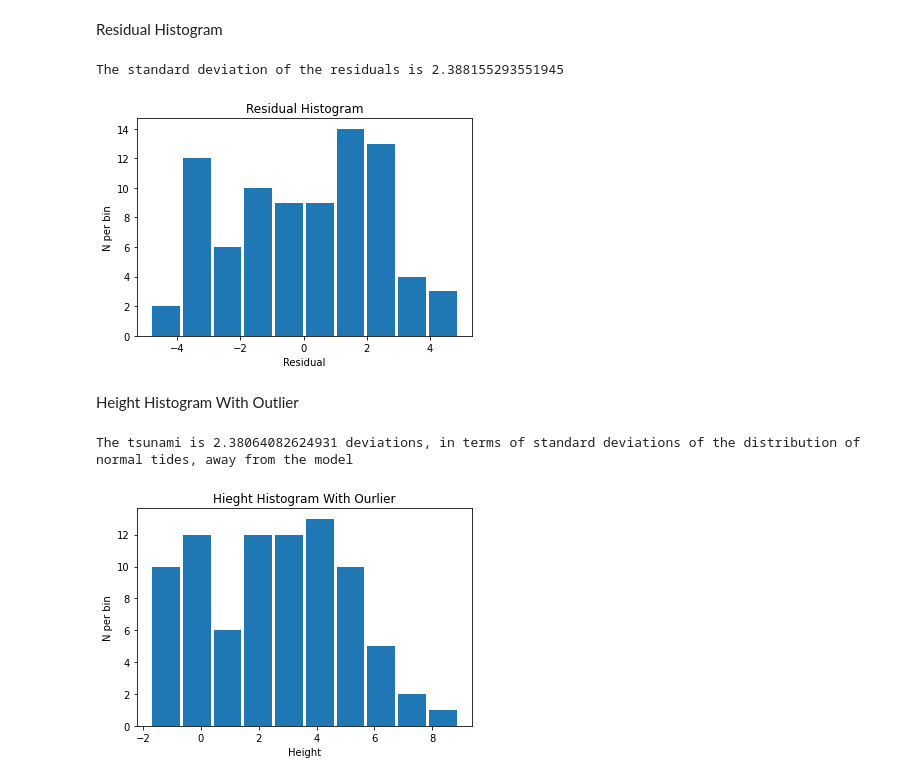
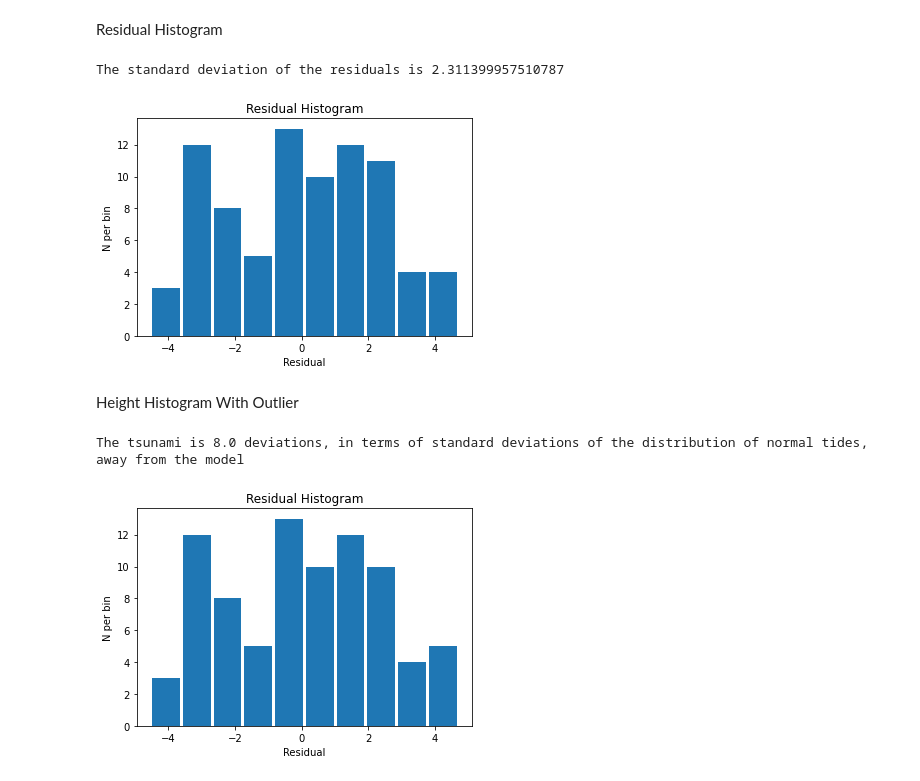
Before and after one commit to isba1/Group7TidalReport, a Jupyter notebook: Group_7_Tidal_Project.ipynb, the cells around one changed output. Drawn from its saved outputs; the diff is of its cells as text; code cells hidden in the pictures.

```diff
--- a/Group_7_Tidal_Project.ipynb
+++ b/Group_7_Tidal_Project.ipynb
@@ -26,12 +26,9 @@ height = np.array(height_list)
 ### Function to model the data
 # %%
 # this is the function we're going to optimize
-def function(x, a, b, c, d, f, g, h, i, j):
+def function(x, a, b, c, d, f, g, h, i, j, k):
     #return 2*a * np.sin(b * x + c) + d * np.sin(f * x + g) + h
-    return a * np.sin(b * x + c) + d * np.sin(f * x + g) + np.sin(h * x + i) + j
-
-def function2(x, a, b, c, d):
-    return (a * -1 * np.sin(((2 * np.pi)/(b)) * x + c) + d)
+    return (a * np.sin(b * x + c) + d * np.sin(f * x + g)) * h * np.sin(i * x + j) + k
 # %% [markdown]
 ### Optimizing the function
 # %%
@@ -43,15 +40,15 @@ y_err = np.full(len(days),sig)
 
 # fitting the function and specifying starting guesses
 p0=[2.4, 3., -3.8, 1.6, -6.8, 3, 1.7, 1, 1]
-params, params_covariance = optimize.curve_fit(function, days, height,sigma=y_err, p0=p0)
+params, params_covariance = optimize.curve_fit(function, days, height,sigma=y_err, p0=[4.7, 2.1, 1.1, 1.3, 1.4, 1.6, 0.8, 1, 1, 2])
 
 #params1, params_covariance2 = optimize.curve_fit(function2, days, height,sigma=y_err,p0=[0.5,2*np.pi,0.1,3])
 #a, b, c, d = params1
 #y_fit = function2(days, a, b, c, d)
 
 # y_fit is the fitted function
-a, b, c, d, f, g, h, i, j = params
-y_fit = function(days, a, b, c, d, f, g, h, i, j)
+a, b, c, d, f, g, h, i, j, k = params
+y_fit = function(days, a, b, c, d, f, g, h, i, j, k)
 # %% [markdown]
 ### Plotting the results
 # %%
@@ -80,12 +77,4 @@ print(residual_list)
 plt.scatter(days,residual_list)
 plt.xlabel("Days since Jan 1st")
 plt.ylabel("Residual")
-
-f = plt.figure(figsize=(10,7))
-plt.scatter(residual_list,y_fit)
-plt.xlabel("Residuals")
-plt.ylabel("Predicted (y_fit)")
-#plt.errorbar(days, height,yerr=std,fmt='o',label='residual w/std error')
-#plt.plot(days, residual_list)
-plt.title('Residual Plot')
 # %% [output]
@@ -106,27 +94,24 @@ plt.savefig('histo.pdf', bbox_inches='tight', facecolor='white')
 std = np.std(residual_list)
 print(f"The standard deviation of the residuals is {std}")
 # %% [output]
-The standard deviation of the residuals is 2.388155293551945
+The standard deviation of the residuals is 2.311399957510787
-[figure, old version]
+[figure, new version]
 # %% [markdown]
 Height Histogram With Outlier
 # %%
-height_tsunami = max(height) + 2
-height_normal = height[28]
-std_normal = np.std(height)
+height[28] = height[28] + 2
 #print(height_tsunami)
 #print(height_normal)
 #print(std_normal)
-std_outlier = (height_tsunami - height_normal) / std_normal
 #print(std_outlier)
-height_outlier = np.append(height, height_tsunami)
-plt.hist(height_outlier, rwidth=0.9)
-plt.xlabel("Height")
+deviations = 2/sig
+residual_list = list(map(lambda real, pred: real - pred, height, y_fit))
+#print(residual_list)
+plt.hist(residual_list, rwidth=0.9)
+plt.xlabel("Residual")
 plt.ylabel("N per bin")
-plt.title('Hieght Histogram With Ourlier')
-
-std = np.std(height_outlier)
-print(f"The tsunami is {std_normal} deviations, in terms of standard deviations of the distribution of normal tides, away from the model")
+plt.title('Residual Histogram')
+print(f"The tsunami is {deviations} deviations, in terms of standard deviations of the distribution of normal tides, away from the model")
 # %% [output]
-The tsunami is 2.38064082624931 deviations, in terms of standard deviations of the distribution of normal tides, away from the model
+The tsunami is 8.0 deviations, in terms of standard deviations of the distribution of normal tides, away from the model
-[figure, old version]
+[figure, new version]
```
Also changed, not shown: parts of 2 cells of this notebook.
